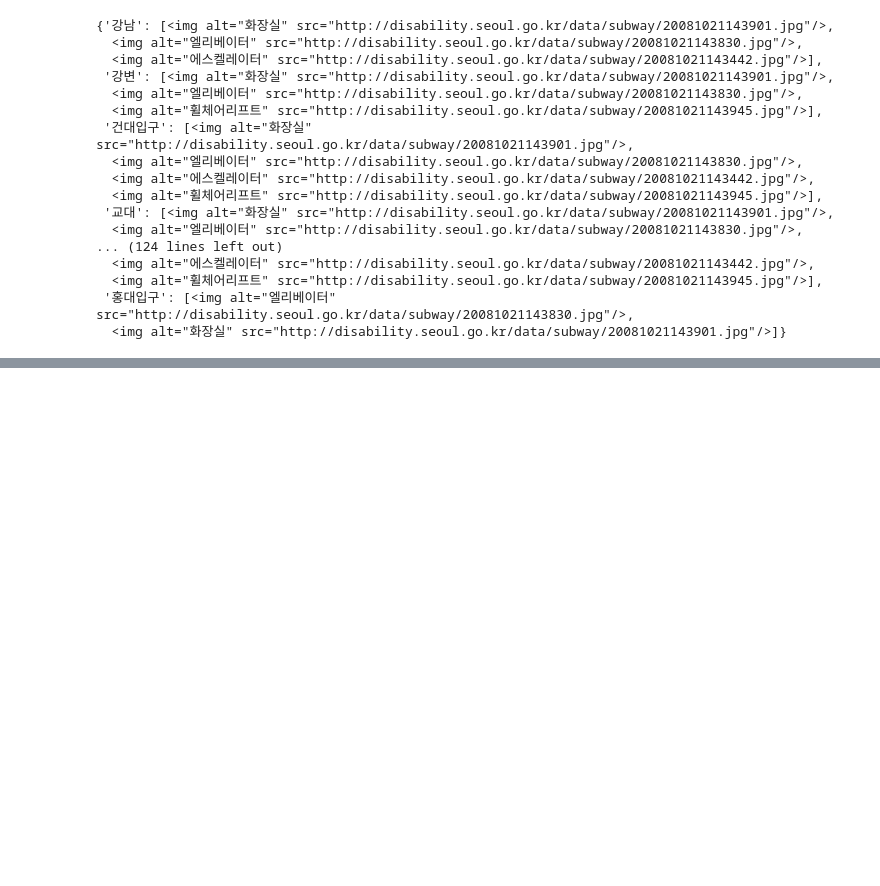
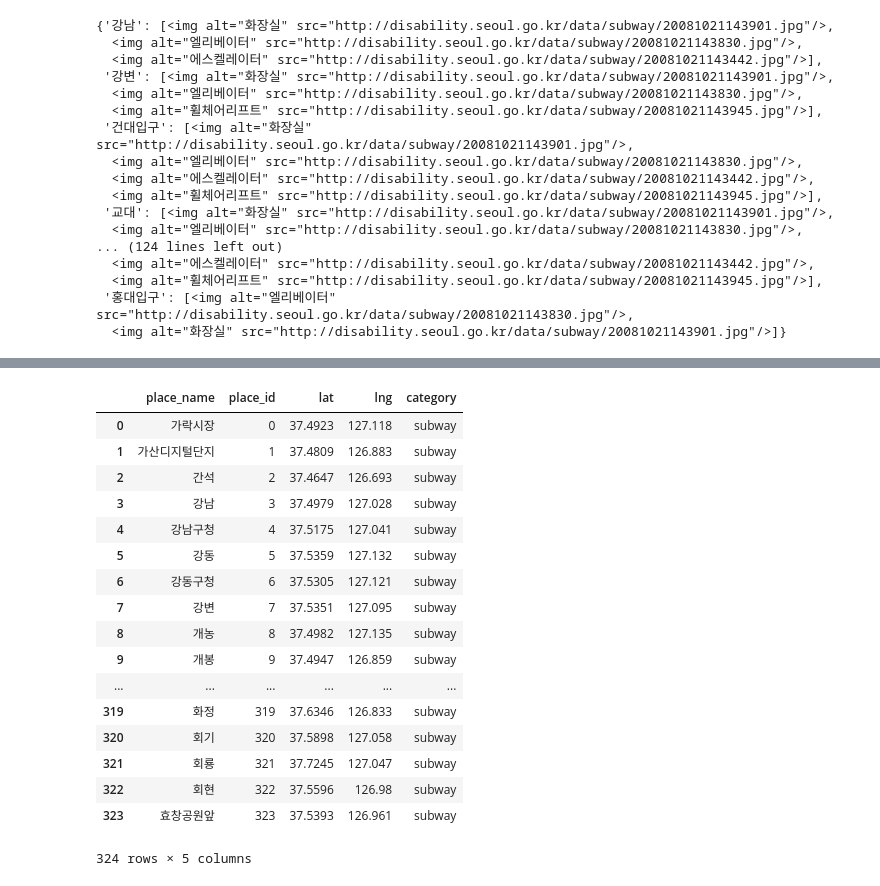
Before and after one commit to BigDataCampus/fresh, a Jupyter notebook: 180729(Sun)_Subway_juntaek.ipynb, the cells around one changed output, grey strips where cells are left out. Drawn from its saved outputs; the diff is of its cells as text; code cells hidden in the pictures; blank space fills up the shorter version.

Commit message:
subway

```diff
--- a/180729(Sun)_Subway_juntaek.ipynb
+++ b/180729(Sun)_Subway_juntaek.ipynb
@@ -171,0 +520,8 @@ result[1]
+# %%
+lat = []
+for i in data.place_name:
+    try :
+        lat.append(gmaps.geocode(i+'역')[0]['geometry']['location']['lat'])
+    except :
+        lat.append(i)
+        continue
@@ -171,0 +572,27 @@ result[1]
+# %%
+data['lat'] = lat
+# %%
+data['lng'] = lng
+# %%
+data['category'] = 'subway'
+# %%
+data
+# %% [output]
+|  | place_name | place_id | lat | lng | category |
+| 0 | 가락시장 | 0 | 37.4923 | 127.118 | subway |
+| 1 | 가산디지털단지 | 1 | 37.4809 | 126.883 | subway |
+| 2 | 간석 | 2 | 37.4647 | 126.693 | subway |
+| 3 | 강남 | 3 | 37.4979 | 127.028 | subway |
+| 4 | 강남구청 | 4 | 37.5175 | 127.041 | subway |
+| 5 | 강동 | 5 | 37.5359 | 127.132 | subway |
+| 6 | 강동구청 | 6 | 37.5305 | 127.121 | subway |
+| 7 | 강변 | 7 | 37.5351 | 127.095 | subway |
+| 8 | 개농 | 8 | 37.4982 | 127.135 | subway |
+| 9 | 개봉 | 9 | 37.4947 | 126.859 | subway |
+| ... | ... | ... | ... | ... | ... |
+| 319 | 화정 | 319 | 37.6346 | 126.833 | subway |
+| 320 | 회기 | 320 | 37.5898 | 127.058 | subway |
+| 321 | 회룡 | 321 | 37.7245 | 127.047 | subway |
+| 322 | 회현 | 322 | 37.5596 | 126.98 | subway |
+| 323 | 효창공원앞 | 323 | 37.5393 | 126.961 | subway |
+324 rows × 5 columns
```
Also changed, not shown: parts of 58 cells of this notebook, 1 other file.
